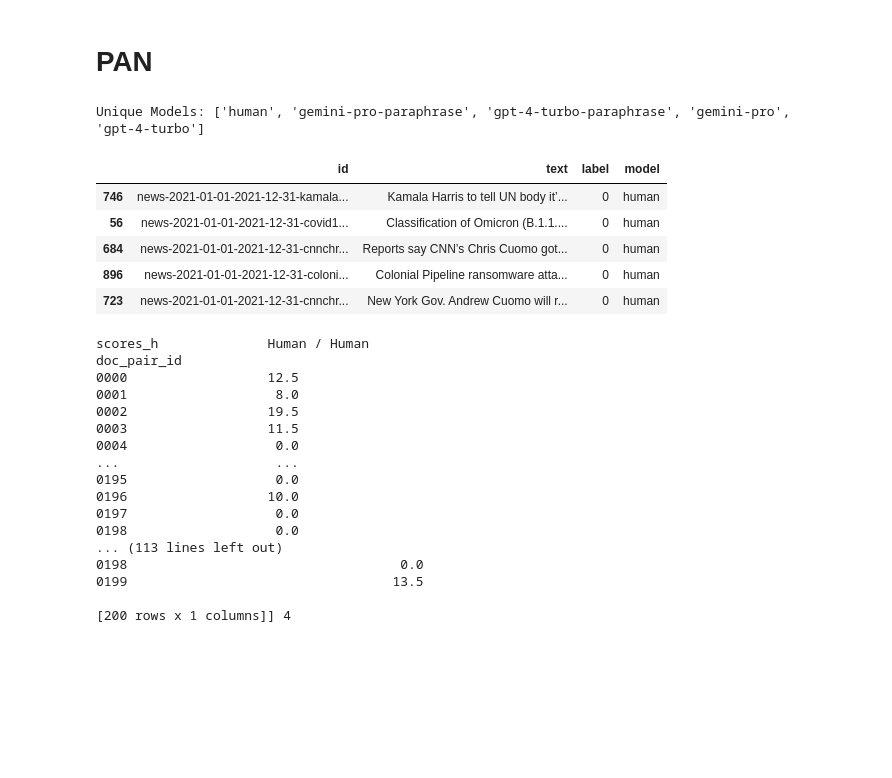
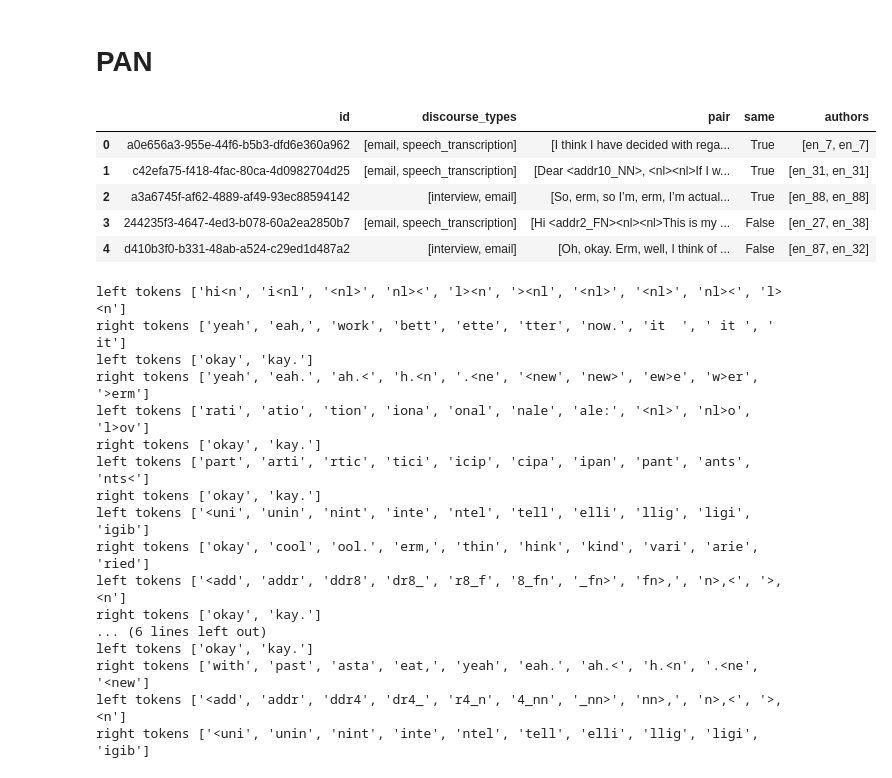
Before and after one commit to webis-de/emnlp26-impostors-method-llm-hard-negatives, a Jupyter notebook: notebooks/imposter.ipynb, the cells around one changed output. Saved outputs shown, nothing was run; the diff lists cells and outputs as text; code cells hidden in the pictures; blank space fills up the shorter version.

```diff
--- a/notebooks/imposter.ipynb
+++ b/notebooks/imposter.ipynb
@@ -204,57 +245,61 @@ def print_t_test_for_compression(cbc):
 # %%
 from collections import Counter
 
 
 def split_pan_ds_dataset_by_model(df, seed=42):
     df_human = df.query('model == "human"').sample(frac=1, random_state=seed)
     df_machine = {
         'gpt-4-turbo-paraphrase': df.query('model == "gpt-4-turbo-paraphrase"').sample(frac=1, random_state=seed),
         'gemini-pro': df.query('model == "gemini-pro"').sample(frac=1, random_state=seed),
         'gpt-4-turbo': df.query('model == "gpt-4-turbo"').sample(frac=1, random_state=seed),
         'gemini-pro-paraphrase': df.query('model == "gemini-pro-paraphrase"').sample(frac=1, random_state=seed),
     }
     return df_human, df_machine
 
-ds_pan = load_from_disk(os.path.join(os.path.abspath(".."), CONFIG.PATH2PAN25))['train'].to_pandas()
-# label is string 'human' for human texts, but we want to have it as 0
-ds_pan['label'] = ds_pan['label'].map({'human': 0, 'machine': 1})
-print('Unique Models:', list(ds_pan['model'].unique()))
-df_pan_h, df_pan_m = split_pan_ds_dataset_by_model(ds_pan)
+# ds_pan = load_from_disk(os.path.join(os.path.abspath(".."), CONFIG.PATH2PAN25))['train'].to_pandas()
+# # label is string 'human' for human texts, but we want to have it as 0
+# ds_pan['label'] = ds_pan['label'].map({'human': 0, 'machine': 1})
+# print('Unique Models:', list(ds_pan['model'].unique()))
+# df_pan_h, df_pan_m = split_pan_ds_dataset_by_model(ds_pan)
 
 
-display(df_pan_h.head())
+# display(df_pan_h.head())
 
-assert df_pan_h['label'].count() > 0 , "No human texts found in PAN dataset"
-assert df_pan_h['label'].sum() == 0, "PAN dataset contains human texts with labelled as AI-generated"
+# assert df_pan_h['label'].count() > 0 , "No human texts found in PAN dataset"
+# assert df_pan_h['label'].sum() == 0, "PAN dataset contains human texts with labelled as AI-generated"
 
-sample_pan = sample_texts(df_pan_h, df_pan_m, n_texts=400)
+# sample_pan = sample_texts(df_pan_h, df_pan_m, n_texts=400)
+
+# PAN 23
+ds_pan = load_from_disk(os.path.join(os.path.abspath(".."), CONFIG.PATH2PAN23))['train'].to_pandas()
+labels = ds_pan['same']
+display(ds_pan.head())
 # %% [output]
-Unique Models: ['human', 'gemini-pro-paraphrase', 'gpt-4-turbo-paraphrase', 'gemini-pro', 'gpt-4-turbo']
-|  | id | text | label | model |
-| 746 | news-2021-01-01-2021-12-31-kamala... | Kamala Harris to tell UN body it’... | 0 | human |
-| 56 | news-2021-01-01-2021-12-31-covid1... | Classification of Omicron (B.1.1.... | 0 | human |
-| 684 | news-2021-01-01-2021-12-31-cnnchr... | Reports say CNN’s Chris Cuomo got... | 0 | human |
-| 896 | news-2021-01-01-2021-12-31-coloni... | Colonial Pipeline ransomware atta... | 0 | human |
-| 723 | news-2021-01-01-2021-12-31-cnnchr... | New York Gov. Andrew Cuomo will r... | 0 | human |
+|  | id | discourse_types | pair | same | authors |
+| 0 | a0e656a3-955e-44f6-b5b3-dfd6e360a962 | [email, speech_transcription] | [I think I have decided with rega... | True | [en_7, en_7] |
+| 1 | c42efa75-f418-4fac-80ca-4d0982704d25 | [email, speech_transcription] | [Dear <addr10_NN>, <nl><nl>If I w... | True | [en_31, en_31] |
+| 2 | a3a6745f-af62-4889-af49-93ec88594142 | [interview, email] | [So, erm, so I’m, erm, I’m actual... | True | [en_88, en_88] |
+| 3 | 244235f3-4647-4ed3-b078-60a2ea2850b7 | [email, speech_transcription] | [Hi <addr2_FN><nl><nl>This is my ... | False | [en_27, en_38] |
+| 4 | d410b3f0-b331-48ab-a524-c29ed1d487a2 | [interview, email] | [Oh, okay. Erm, well, I think of ... | False | [en_87, en_32] |
 # %%
 # one elmenent = averaged score of X,Y and Y,X pair (score=number of rounds where the candidate was the most similar)
-scores_pan_top_250 = impostor(*sample_pan, top_n=250, portion_delete=0.5, rounds=25, shared_vocab_only=True)
+scores_pan_top_250 = impostor(ds_pan, top_n=250, portion_delete=0.5, rounds=25, shared_vocab_only=True)
 # %% [output]
-scores_h              Human / Human
-doc_pair_id
-0000                  12.5
-0001                   8.0
-0002                  19.5
-0003                  11.5
-0004                   0.0
-...                    ...
-0195                   0.0
-0196                  10.0
-0197                   0.0
-0198                   0.0
-... (113 lines left out)
-0198                                   0.0
-0199                                  13.5
-
-[200 rows x 1 columns]] 4
+left tokens ['hi<n', 'i<nl', '<nl>', 'nl><', 'l><n', '><nl', '<nl>', '<nl>', 'nl><', 'l><n']
+right tokens ['yeah', 'eah,', 'work', 'bett', 'ette', 'tter', 'now.', 'it  ', ' it ', '  it']
+left tokens ['okay', 'kay.']
+right tokens ['yeah', 'eah.', 'ah.<', 'h.<n', '.<ne', '<new', 'new>', 'ew>e', 'w>er', '>erm']
+left tokens ['rati', 'atio', 'tion', 'iona', 'onal', 'nale', 'ale:', '<nl>', 'nl>o', 'l>ov']
+right tokens ['okay', 'kay.']
+left tokens ['part', 'arti', 'rtic', 'tici', 'icip', 'cipa', 'ipan', 'pant', 'ants', 'nts<']
+right tokens ['okay', 'kay.']
+left tokens ['<uni', 'unin', 'nint', 'inte', 'ntel', 'tell', 'elli', 'llig', 'ligi', 'igib']
+right tokens ['okay', 'cool', 'ool.', 'erm,', 'thin', 'hink', 'kind', 'vari', 'arie', 'ried']
+left tokens ['<add', 'addr', 'ddr8', 'dr8_', 'r8_f', '8_fn', '_fn>', 'fn>,', 'n>,<', '>,<n']
+right tokens ['okay', 'kay.']
+... (6 lines left out)
+left tokens ['okay', 'kay.']
+right tokens ['with', 'past', 'asta', 'eat,', 'yeah', 'eah.', 'ah.<', 'h.<n', '.<ne', '<new']
+left tokens ['<add', 'addr', 'ddr4', 'dr4_', 'r4_n', '4_nn', '_nn>', 'nn>,', 'n>,<', '>,<n']
+right tokens ['<uni', 'unin', 'nint', 'inte', 'ntel', 'tell', 'elli', 'llig', 'ligi', 'igib']
 # %%
```
Also changed, not shown: parts of 3 cells of this notebook.
